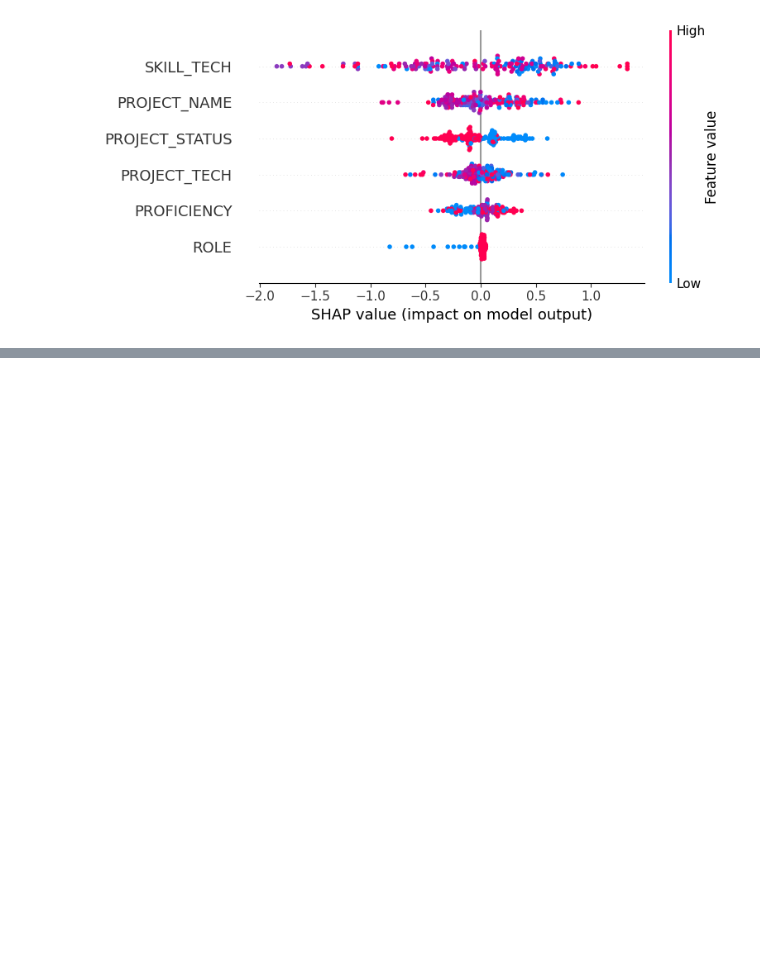
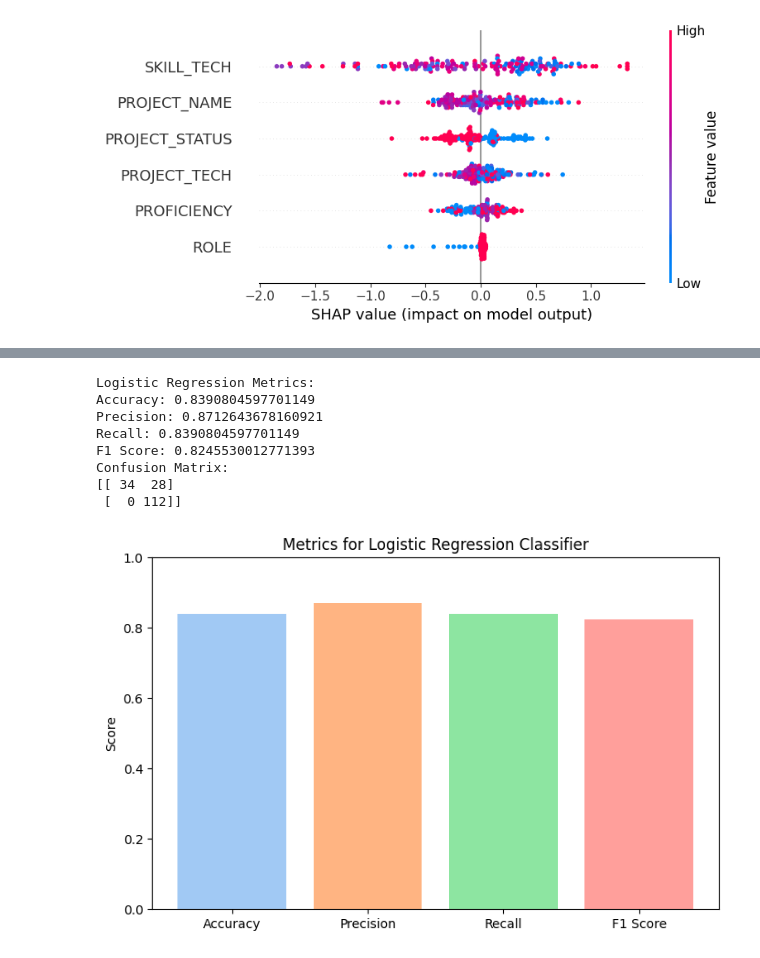
Before and after one commit to ashmithalaxmi/ProjectAA, a Jupyter notebook: SM_DataScience.ipynb, the cells around one changed output, grey strips where cells are left out. Saved outputs shown, nothing was run; the diff lists cells and outputs as text; code cells hidden in the pictures; blank space fills up the shorter version.

```diff
--- a/SM_DataScience.ipynb
+++ b/SM_DataScience.ipynb
@@ -771,0 +1001,62 @@ shap.summary_plot(shap_values_gb, X_test)
+# %%
+from sklearn.linear_model import LogisticRegression
+from sklearn.metrics import accuracy_score, precision_score, recall_score, f1_score, confusion_matrix
+from sklearn.preprocessing import StandardScaler
+from sklearn.model_selection import train_test_split
+import matplotlib.pyplot as plt
+import numpy as np
+
+X = df.drop(['Allocation', 'EMP_ID'], axis=1)  # Features
+y = df['Allocation']  # Target variable
+
+# Assuming 'X', 'y' are your features and target variables
+X_train, X_test, y_train, y_test = train_test_split(X, y, test_size=0.2, random_state=42, shuffle=True)
+
+# Scale the features
+scaler = StandardScaler()
+X_train_scaled = scaler.fit_transform(X_train)
+X_test_scaled = scaler.transform(X_test)
+
+# Training Logistic Regression classifier with regularization
+lr_clf = LogisticRegression(max_iter=10000, C=0.0042)  # Reduced C for stronger regularization
+lr_clf.fit(X_train_scaled, y_train)
+
+# Making predictions on the test set
+lr_preds = lr_clf.predict(X_test_scaled)
+
+# Calculating various metrics
+accuracy = accuracy_score(y_test, lr_preds)
+precision = precision_score(y_test, lr_preds, average='weighted')
+recall = recall_score(y_test, lr_preds, average='weighted')
+f1 = f1_score(y_test, lr_preds, average='weighted')
+conf_matrix = confusion_matrix(y_test, lr_preds)
+
+# Printing metrics
+print("Logistic Regression Metrics:")
+print("Accuracy:", accuracy)
+print("Precision:", precision)
+print("Recall:", recall)
+print("F1 Score:", f1)
+print("Confusion Matrix:")
+print(conf_matrix)
+
+# Plotting metrics
+labels = ['Accuracy', 'Precision', 'Recall', 'F1 Score']
+values = [accuracy, precision, recall, f1]
+pastel_palette = sns.color_palette("pastel", 19)
+plt.figure(figsize=(8, 5))
+plt.bar(labels, values, color=pastel_palette)
+plt.title('Metrics for Logistic Regression Classifier')
+plt.ylabel('Score')
+plt.ylim(0, 1)  # Set y-axis limit from 0 to 1
+plt.show()
+# %% [output]
+Logistic Regression Metrics:
+Accuracy: 0.8390804597701149
+Precision: 0.8712643678160921
+Recall: 0.8390804597701149
+F1 Score: 0.8245530012771393
+Confusion Matrix:
+[[ 34  28]
+ [  0 112]]
+[figure, added]
```
Also changed, not shown: parts of 9 cells of this notebook, 2 other files.
